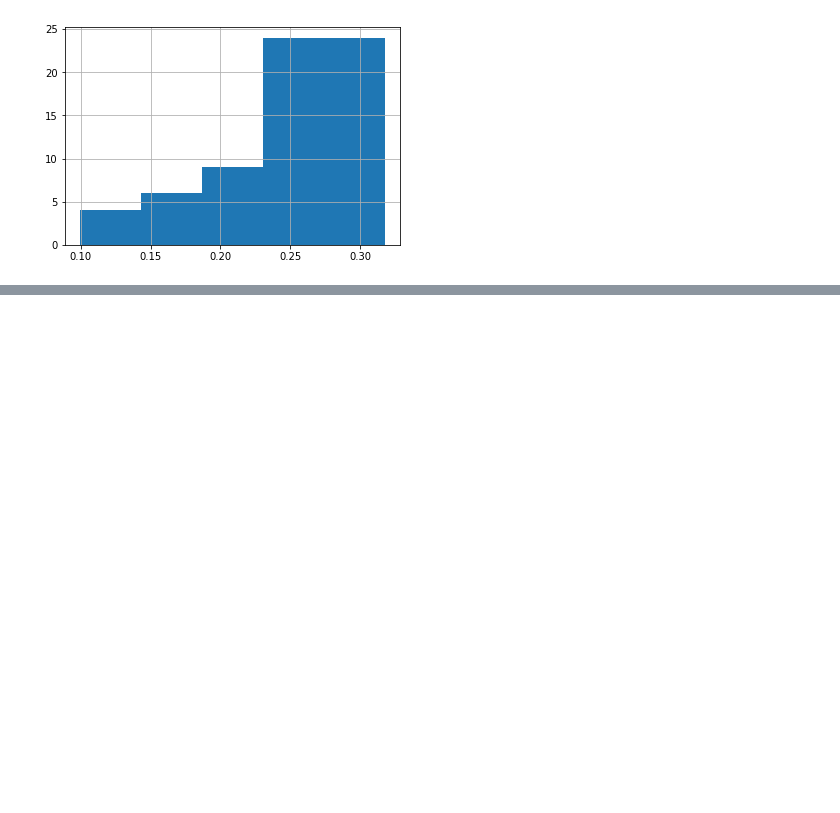
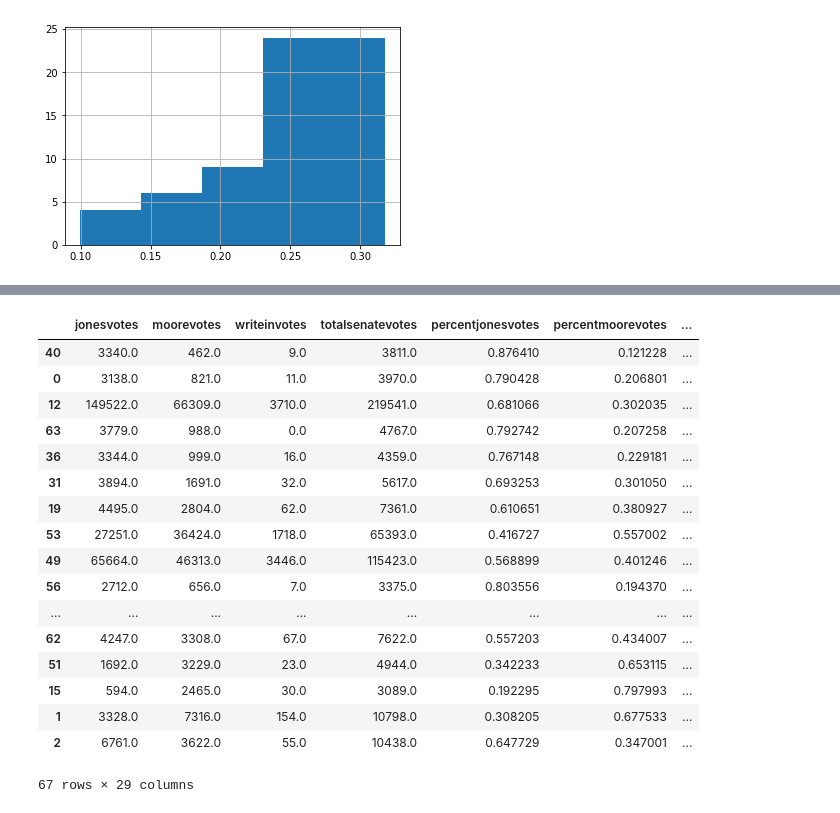
Before and after one commit to elbertwang3/alabamasenateelection, a Jupyter notebook: Untitled.ipynb, the cells around one changed output, grey strips where cells are left out. Drawn from its saved outputs; the diff is of its cells as text; code cells hidden in the pictures; blank space fills up the shorter version.

```diff
--- a/Untitled.ipynb
+++ b/Untitled.ipynb
@@ -281,0 +299,21 @@ SyntaxError: invalid syntax (<ipython-input-46-554041f6d16f>, line 1)
+# %%
+counties.sort_values("senateturnout", ascending=False)
+# %% [output]
+|  | jonesvotes | moorevotes | writeinvotes | totalsenatevotes | percentjonesvotes | percentmoorevotes | ... |
+| 40 | 3340.0 | 462.0 | 9.0 | 3811.0 | 0.876410 | 0.121228 | ... |
+| 0 | 3138.0 | 821.0 | 11.0 | 3970.0 | 0.790428 | 0.206801 | ... |
+| 12 | 149522.0 | 66309.0 | 3710.0 | 219541.0 | 0.681066 | 0.302035 | ... |
+| 63 | 3779.0 | 988.0 | 0.0 | 4767.0 | 0.792742 | 0.207258 | ... |
+| 36 | 3344.0 | 999.0 | 16.0 | 4359.0 | 0.767148 | 0.229181 | ... |
+| 31 | 3894.0 | 1691.0 | 32.0 | 5617.0 | 0.693253 | 0.301050 | ... |
+| 19 | 4495.0 | 2804.0 | 62.0 | 7361.0 | 0.610651 | 0.380927 | ... |
+| 53 | 27251.0 | 36424.0 | 1718.0 | 65393.0 | 0.416727 | 0.557002 | ... |
+| 49 | 65664.0 | 46313.0 | 3446.0 | 115423.0 | 0.568899 | 0.401246 | ... |
+| 56 | 2712.0 | 656.0 | 7.0 | 3375.0 | 0.803556 | 0.194370 | ... |
+| ... | ... | ... | ... | ... | ... | ... | ... |
+| 62 | 4247.0 | 3308.0 | 67.0 | 7622.0 | 0.557203 | 0.434007 | ... |
+| 51 | 1692.0 | 3229.0 | 23.0 | 4944.0 | 0.342233 | 0.653115 | ... |
+| 15 | 594.0 | 2465.0 | 30.0 | 3089.0 | 0.192295 | 0.797993 | ... |
+| 1 | 3328.0 | 7316.0 | 154.0 | 10798.0 | 0.308205 | 0.677533 | ... |
+| 2 | 6761.0 | 3622.0 | 55.0 | 10438.0 | 0.647729 | 0.347001 | ... |
+67 rows × 29 columns
```
Also changed, not shown: parts of 1 cell of this notebook, 8 other files.
